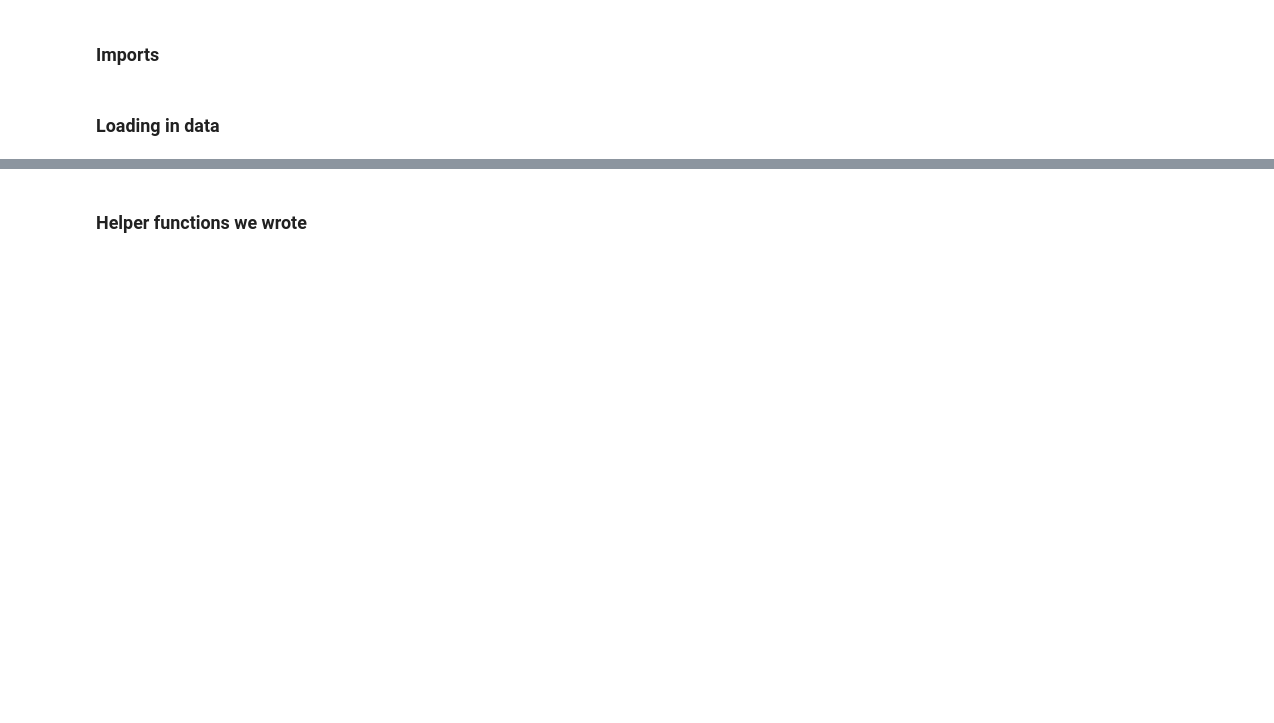
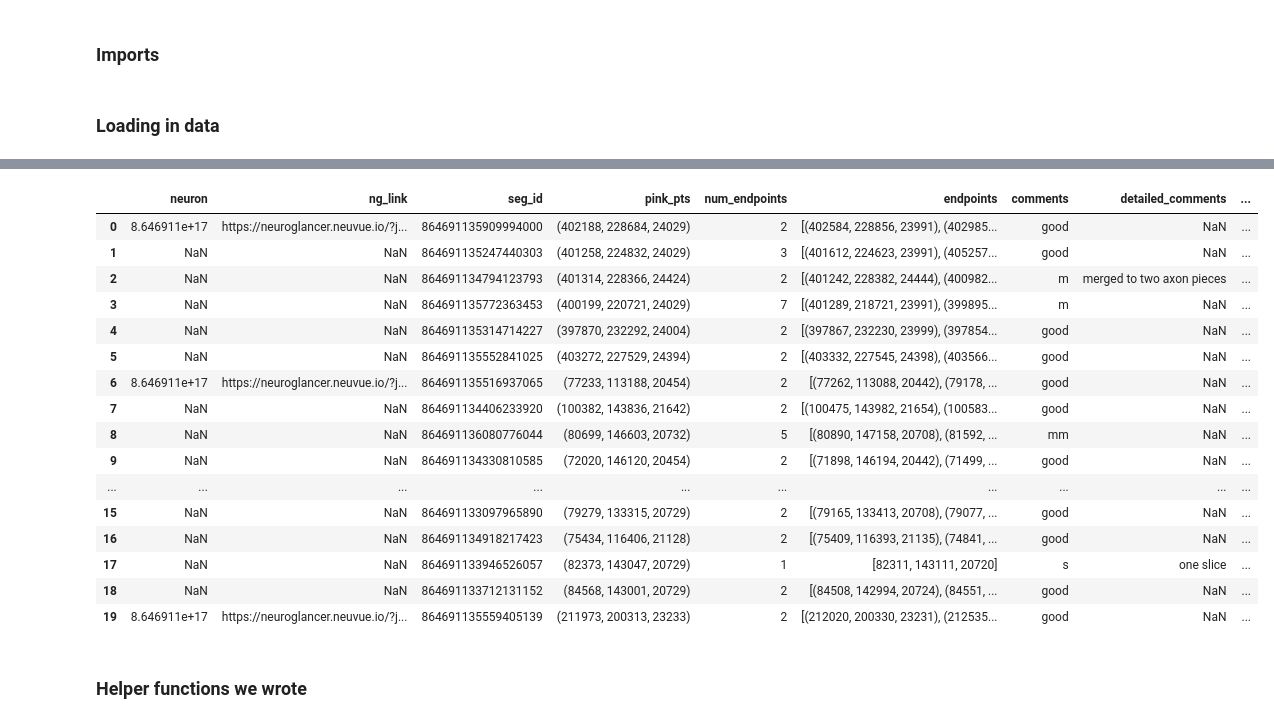
Before and after one commit to aplbrain/campfire, a Jupyter notebook: Endpoint_Params.ipynb, the cells around one changed output, grey strips where cells are left out. Saved outputs shown, nothing was run; the diff lists cells and outputs as text; code cells hidden in the pictures; blank space fills up the shorter version.

```diff
--- a/Endpoint_Params.ipynb
+++ b/Endpoint_Params.ipynb
@@ -24,7 +24,7 @@ from tip_finding.tip_finding import tip_finder_decimation
 # %% [markdown]
 ### Loading in data
 # %%
-load = pd.read_csv("agents/Data/endpoints_gt4.csv")
+load = pd.read_csv("endpoints_gt4.csv")
 endpoints_dict = {}
 # %%
 load.head()
@@ -33,19 +40,16 @@ load.head()
 segIDs = load['seg_id']
 Endpoints = load['endpoints']
 # %%
-def endpoint_generator(load, invalidation_d, humfrey_iters, decimation_factor):
-    for idx, i in enumerate(load['seg_id']):
-        if idx == 20:
-            break
-        try:
-            t1, skel, mesh_obj = tip_finder_decimation(str(
-                i), inval_d=invalidation_d, num_humfrey_iters=humfrey_iters, decimation_factor=decimation_factor)
-            endpoints_dict[i] = t1
-        except:
-            print(f"\n\nSeg {i} returned error on get. Skipping.\n")
-            pass
+# def endpoint_generator(load, invalidation_d, humfrey_iters, decimation_factor):
+for idx, i in enumerate(load['seg_id']):
+    if idx==10:
+        break
+    try:
+        t1, skel, mesh_obj = tip_finder_decimation(str(i))
+        endpoints_dict[i] = t1
+    except:
+        print(f"\n\nSeg {i} returned error on get. Skipping.\n")
+        pass
 
-    load['endpoints'] = load['endpoints'].apply(
-        lambda x: list(ast.literal_eval(x)))
-    load['proposed_endpoints'] = load.seg_id.map(endpoints_dict)
-    return load
+load['endpoints'] = load['endpoints'].apply(lambda x: list(ast.literal_eval(x)))
+load['proposed_endpoints'] = load.seg_id.map(endpoints_dict)
@@ -52,8 +70,24 @@ def endpoint_generator(load, invalidation_d, humfrey_iters, decimation_factor):
-# %%
-load = endpoint_generator(load, invalidation_d= 5000, humfrey_iters= 50, decimation_factor= 50)
 # %%
 #correctly  have 2 collumns for the proposed vs gt endpoints
-load.head(20)
+load.head(10)
+# %% [output]
+|  | neuron | ng_link | seg_id | pink_pts | num_endpoints | endpoints | comments | detailed_comments | ... |
+| 0 | 8.646911e+17 | https://neuroglancer.neuvue.io/?j... | 864691135909994000 | (402188, 228684, 24029) | 2 | [(402584, 228856, 23991), (402985... | good | NaN | ... |
+| 1 | NaN | NaN | 864691135247440303 | (401258, 224832, 24029) | 3 | [(401612, 224623, 23991), (405257... | good | NaN | ... |
+| 2 | NaN | NaN | 864691134794123793 | (401314, 228366, 24424) | 2 | [(401242, 228382, 24444), (400982... | m | merged to two axon pieces | ... |
+| 3 | NaN | NaN | 864691135772363453 | (400199, 220721, 24029) | 7 | [(401289, 218721, 23991), (399895... | m | NaN | ... |
+| 4 | NaN | NaN | 864691135314714227 | (397870, 232292, 24004) | 2 | [(397867, 232230, 23999), (397854... | good | NaN | ... |
+| 5 | NaN | NaN | 864691135552841025 | (403272, 227529, 24394) | 2 | [(403332, 227545, 24398), (403566... | good | NaN | ... |
+| 6 | 8.646911e+17 | https://neuroglancer.neuvue.io/?j... | 864691135516937065 | (77233, 113188, 20454) | 2 | [(77262, 113088, 20442), (79178, ... | good | NaN | ... |
+| 7 | NaN | NaN | 864691134406233920 | (100382, 143836, 21642) | 2 | [(100475, 143982, 21654), (100583... | good | NaN | ... |
+| 8 | NaN | NaN | 864691136080776044 | (80699, 146603, 20732) | 5 | [(80890, 147158, 20708), (81592, ... | mm | NaN | ... |
+| 9 | NaN | NaN | 864691134330810585 | (72020, 146120, 20454) | 2 | [(71898, 146194, 20442), (71499, ... | good | NaN | ... |
+| ... | ... | ... | ... | ... | ... | ... | ... | ... | ... |
+| 15 | NaN | NaN | 864691133097965890 | (79279, 133315, 20729) | 2 | [(79165, 133413, 20708), (79077, ... | good | NaN | ... |
+| 16 | NaN | NaN | 864691134918217423 | (75434, 116406, 21128) | 2 | [(75409, 116393, 21135), (74841, ... | good | NaN | ... |
+| 17 | NaN | NaN | 864691133946526057 | (82373, 143047, 20729) | 1 | [82311, 143111, 20720] | s | one slice | ... |
+| 18 | NaN | NaN | 864691133712131152 | (84568, 143001, 20729) | 2 | [(84508, 142994, 20724), (84551, ... | good | NaN | ... |
+| 19 | 8.646911e+17 | https://neuroglancer.neuvue.io/?j... | 864691135559405139 | (211973, 200313, 23233) | 2 | [(212020, 200330, 23231), (212535... | good | NaN | ... |
 # %% [markdown]
 ### Helper functions we wrote
 # %%
```
Also changed, not shown: parts of 6 cells of this notebook.
